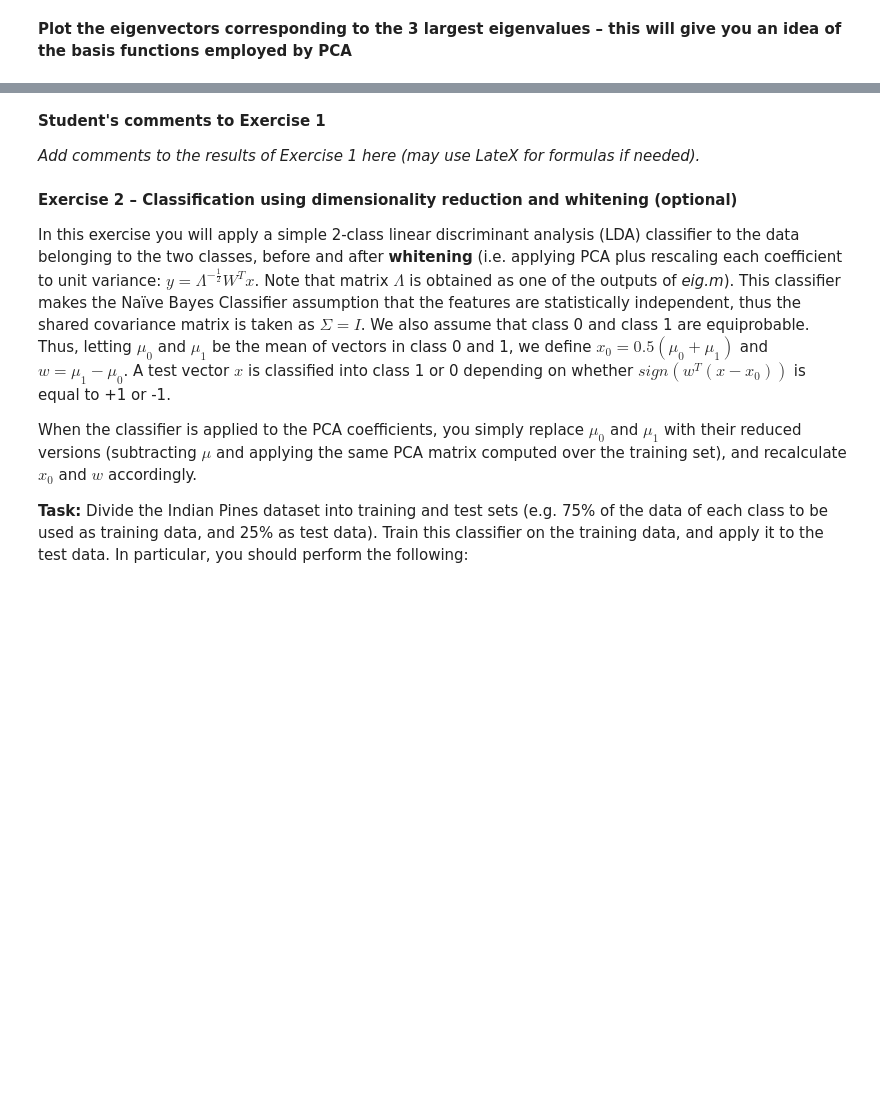
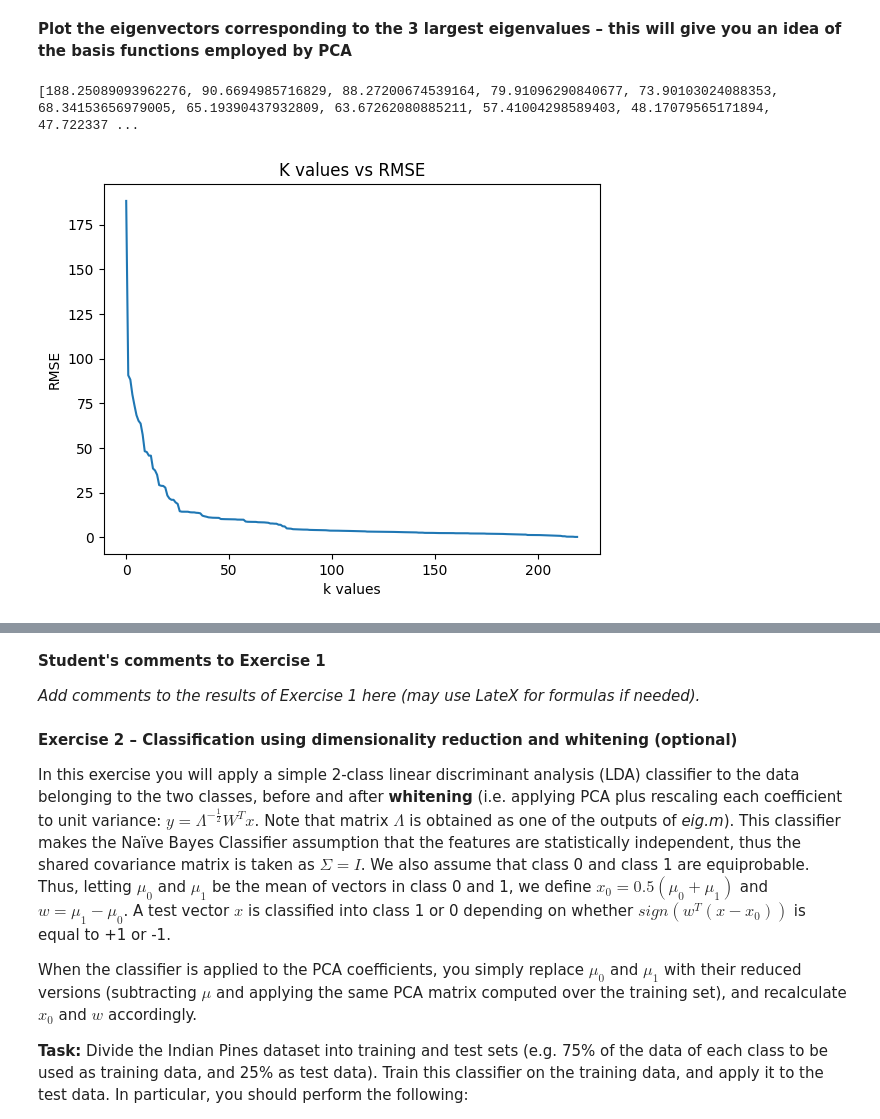
Before and after one commit to A-M-Alizadeh/Statistical-Labs, a Jupyter notebook: Stat Labs/Lab3/Lab3.ipynb, the cells around one changed output, grey strips where cells are left out. Cells and saved outputs as stored; diff of their text form; code cells hidden in the pictures; blank space fills up the shorter version.

```diff
--- a/Stat Labs/Lab3/Lab3.ipynb
+++ b/Stat Labs/Lab3/Lab3.ipynb
@@ -232,0 +264,16 @@ print(MSE)
+# %%
+#Insert code here
+RMSEK = []
+for i in range(len(hat_bothClass)):
+  RMSEK.append(MSE(i))
+print(RMSEK)
+
+kValues = [i for i in range(220)]
+plt.plot(kValues, RMSEK)
+plt.xlabel('k values')
+plt.ylabel('RMSE')
+plt.title('K values vs RMSE')
+plt.show()
+# %% [output]
+[188.25089093962276, 90.6694985716829, 88.27200674539164, 79.91096290840677, 73.90103024088353, 68.34153656979005, 65.19390437932809, 63.67262080885211, 57.41004298589403, 48.17079565171894, 47.722337 ...
+[figure, added]
```
Also changed, not shown: parts of 7 cells of this notebook.
